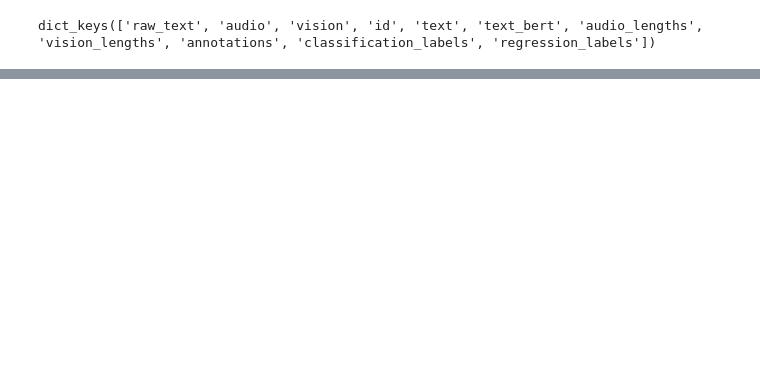
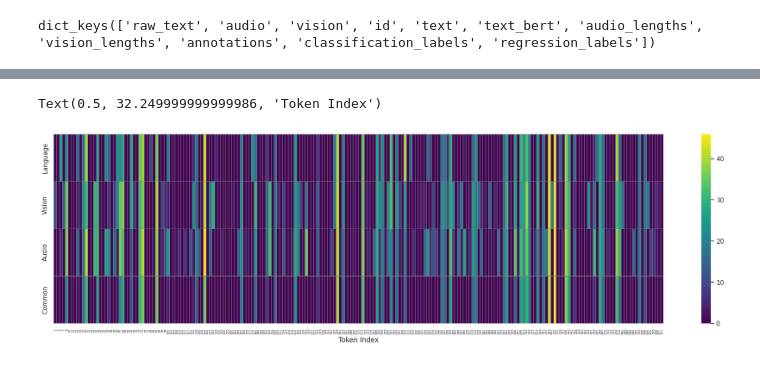
Before and after one commit to svliy/mmsa, a Jupyter notebook: mmsa.ipynb, the cells around one changed output, grey strips where cells are left out. Cells and saved outputs as stored; diff of their text form; code cells hidden in the pictures; blank space fills up the shorter version.

```diff
--- a/mmsa.ipynb
+++ b/mmsa.ipynb
@@ -366,0 +298,5 @@ sns.heatmap(s_img_att_weight, cmap="viridis")
+# %%
+# label 转换
+print("转换前：", train_labels)
+train_labels = np.round(train_labels)
+print("转换后：", train_labels)
@@ -366,0 +346,17 @@ sns.heatmap(s_img_att_weight, cmap="viridis")
+# %%
+# 7 分类
+class_1 = [] # -3
+class_2 = []
+class_3 = []
+class_4 = []
+class_5 = []
+class_6 = []
+class_7 = []
+
+# 2 分类
+class_pos = []
+class_neg = []
+class_zero = []
+
+# 单分类
+class_all = []
@@ -366,0 +493,8 @@ sns.heatmap(s_img_att_weight, cmap="viridis")
+# %%
+data_table_1 = get_data_table(class_1)
+data_table_2 = get_data_table(class_2)
+data_table_3 = get_data_table(class_3)
+data_table_4 = get_data_table(class_4)
+data_table_5 = get_data_table(class_5)
+data_table_6 = get_data_table(class_6)
+data_table_7 = get_data_table(class_7)
@@ -366,0 +949,17 @@ sns.heatmap(s_img_att_weight, cmap="viridis")
+# %%
+data_view = data_table_7
+
+plt.figure(figsize=(24, 6))
+
+# 自定义颜色条范围
+vmin = 0  # 最小值
+vmax = 320  # 最大值
+
+sns.heatmap(data_view[:4], cmap="viridis", xticklabels=unique_array, yticklabels=['Language', 'Vision', 'Audio', 'Common'],
+            linewidths=0.5, linecolor='grey')
+
+plt.xticks(fontsize=5)
+plt.xlabel('Token Index')
+# %% [output]
+Text(0.5, 32.249999999999986, 'Token Index')
+[figure, added]
```
Also changed, not shown: parts of 153 cells of this notebook, 33 other files.
